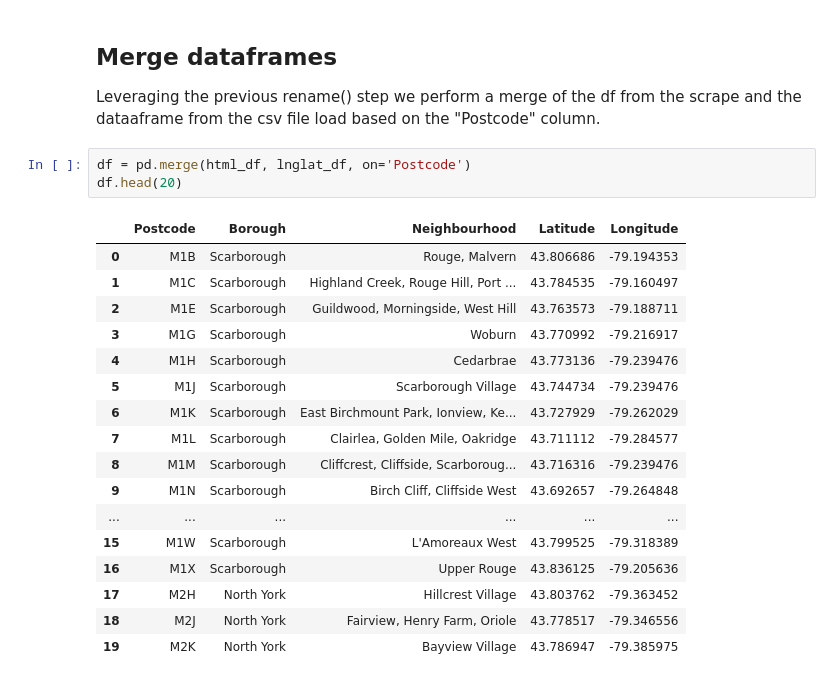
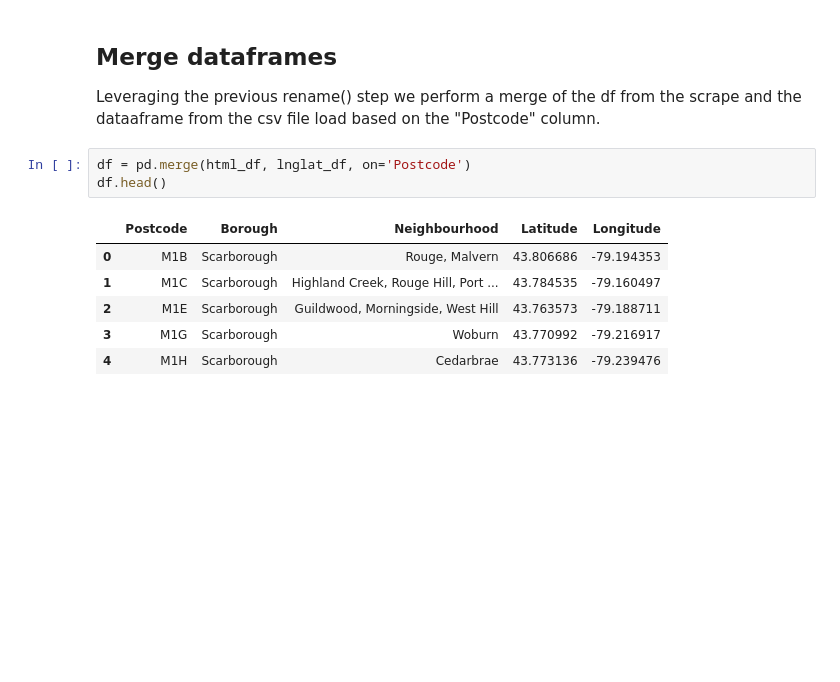
Before and after one commit to hybridindie/Coursera_Capstone, a Jupyter notebook: LngLat_Get.ipynb, the cells around one changed output. Drawn from its saved outputs; the diff is of its cells as text; blank space fills up the shorter version.

```diff
--- a/LngLat_Get.ipynb
+++ b/LngLat_Get.ipynb
@@ -45,22 +41,11 @@ lnglat_df.head()
 Leveraging the previous rename() step we perform a merge of the df from the scrape and the dataaframe from the csv file load based on the "Postcode" column.
 # %%
 df = pd.merge(html_df, lnglat_df, on='Postcode')
-df.head(20)
+df.head()
 # %% [output]
 |  | Postcode | Borough | Neighbourhood | Latitude | Longitude |
 | 0 | M1B | Scarborough | Rouge, Malvern | 43.806686 | -79.194353 |
 | 1 | M1C | Scarborough | Highland Creek, Rouge Hill, Port ... | 43.784535 | -79.160497 |
 | 2 | M1E | Scarborough | Guildwood, Morningside, West Hill | 43.763573 | -79.188711 |
 | 3 | M1G | Scarborough | Woburn | 43.770992 | -79.216917 |
 | 4 | M1H | Scarborough | Cedarbrae | 43.773136 | -79.239476 |
-| 5 | M1J | Scarborough | Scarborough Village | 43.744734 | -79.239476 |
-| 6 | M1K | Scarborough | East Birchmount Park, Ionview, Ke... | 43.727929 | -79.262029 |
-| 7 | M1L | Scarborough | Clairlea, Golden Mile, Oakridge | 43.711112 | -79.284577 |
-| 8 | M1M | Scarborough | Cliffcrest, Cliffside, Scarboroug... | 43.716316 | -79.239476 |
-| 9 | M1N | Scarborough | Birch Cliff, Cliffside West | 43.692657 | -79.264848 |
-| ... | ... | ... | ... | ... | ... |
-| 15 | M1W | Scarborough | L'Amoreaux West | 43.799525 | -79.318389 |
-| 16 | M1X | Scarborough | Upper Rouge | 43.836125 | -79.205636 |
-| 17 | M2H | North York | Hillcrest Village | 43.803762 | -79.363452 |
-| 18 | M2J | North York | Fairview, Henry Farm, Oriole | 43.778517 | -79.346556 |
-| 19 | M2K | North York | Bayview Village | 43.786947 | -79.385975 |
```
Also changed, not shown: parts of 1 cell of this notebook, 2 other files.
